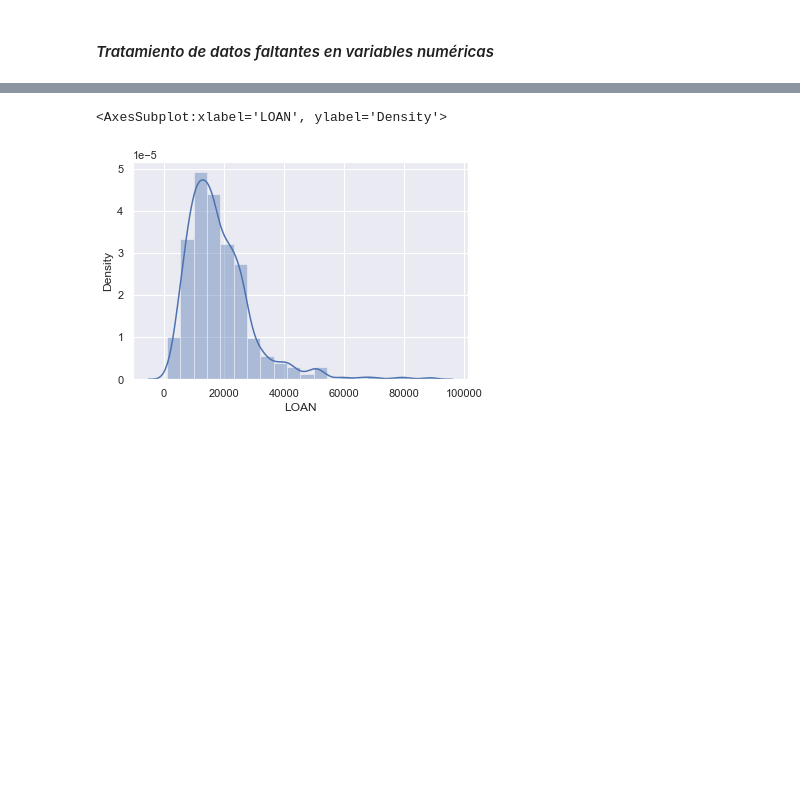
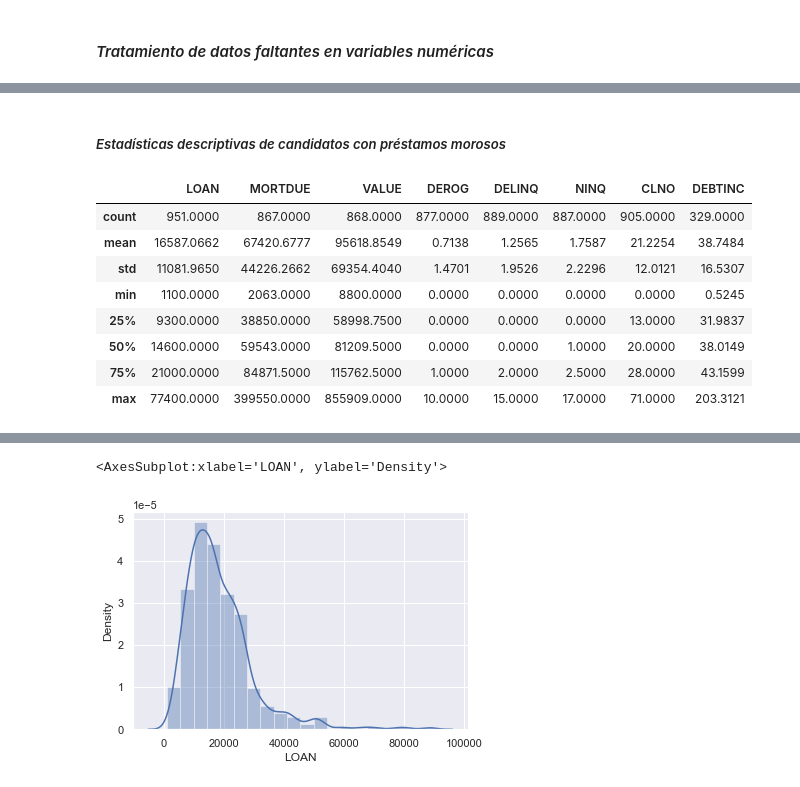
Before and after one commit to HelgaZambrana/data-science-coderhouse, a Jupyter notebook: ProyectoFinal_RiesgoCrediticio.ipynb, the cells around one changed output, grey strips where cells are left out. Cells and saved outputs as stored; diff of their text form; code cells hidden in the pictures; blank space fills up the shorter version.

```diff
--- a/ProyectoFinal_RiesgoCrediticio.ipynb
+++ b/ProyectoFinal_RiesgoCrediticio.ipynb
@@ -420,0 +407,15 @@ Valores faltantes en DEBTINC: 0
+# %% [markdown]
+##### *Estadísticas descriptivas de candidatos con préstamos morosos*
+# %%
+#Filtrar los préstamos morosos a partir de la variable 'BAD'
+train_df[train_df['BAD']==1].drop(['BAD', 'YOJ', 'CLAGE'], axis=1).describe().round(4)
+# %% [output]
+|  | LOAN | MORTDUE | VALUE | DEROG | DELINQ | NINQ | CLNO | DEBTINC |
+| count | 951.0000 | 867.0000 | 868.0000 | 877.0000 | 889.0000 | 887.0000 | 905.0000 | 329.0000 |
+| mean | 16587.0662 | 67420.6777 | 95618.8549 | 0.7138 | 1.2565 | 1.7587 | 21.2254 | 38.7484 |
+| std | 11081.9650 | 44226.2662 | 69354.4040 | 1.4701 | 1.9526 | 2.2296 | 12.0121 | 16.5307 |
+| min | 1100.0000 | 2063.0000 | 8800.0000 | 0.0000 | 0.0000 | 0.0000 | 0.0000 | 0.5245 |
+| 25% | 9300.0000 | 38850.0000 | 58998.7500 | 0.0000 | 0.0000 | 0.0000 | 13.0000 | 31.9837 |
+| 50% | 14600.0000 | 59543.0000 | 81209.5000 | 0.0000 | 0.0000 | 1.0000 | 20.0000 | 38.0149 |
+| 75% | 21000.0000 | 84871.5000 | 115762.5000 | 1.0000 | 2.0000 | 2.5000 | 28.0000 | 43.1599 |
+| max | 77400.0000 | 399550.0000 | 855909.0000 | 10.0000 | 15.0000 | 17.0000 | 71.0000 | 203.3121 |
```
Also changed, not shown: parts of 17 cells of this notebook.
